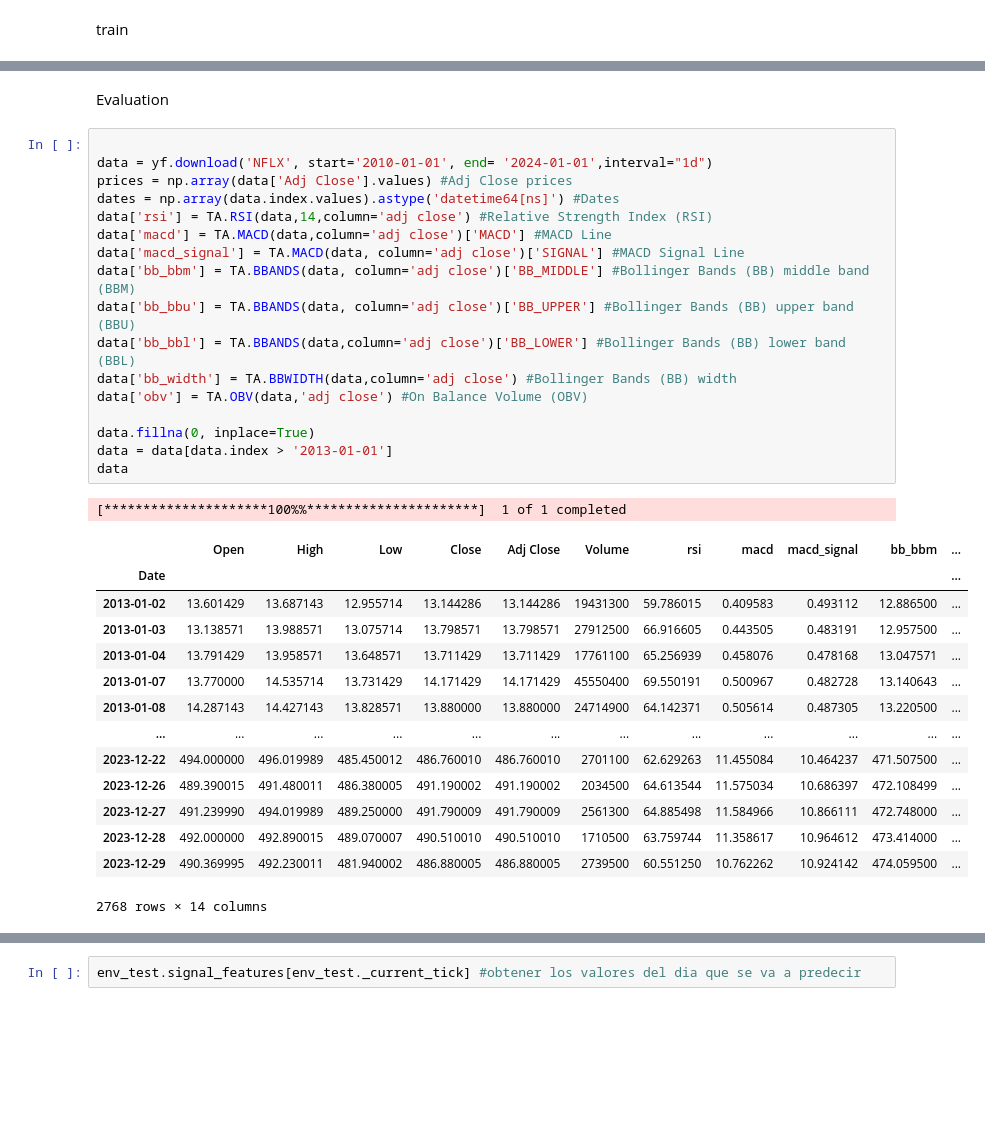
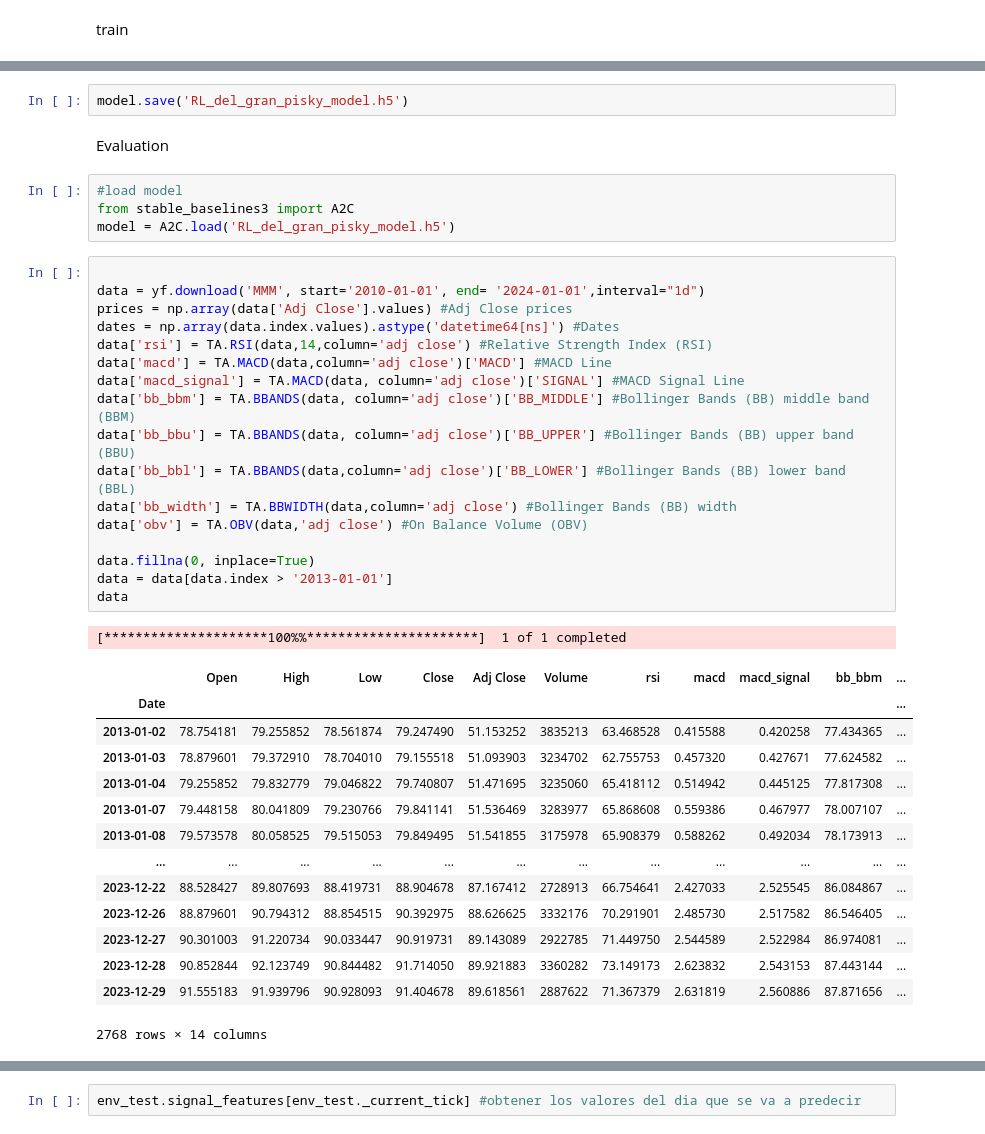
Before and after one commit to pierouc/Mem-ind, a Jupyter notebook: RL del gran pisky.ipynb, the cells around one changed output, grey strips where cells are left out. Cells and saved outputs as stored; diff of their text form; blank space fills up the shorter version.

```diff
--- a/RL del gran pisky.ipynb
+++ b/RL del gran pisky.ipynb
@@ -136,38 +214,44 @@ Using cuda device
 <stable_baselines3.a2c.a2c.A2C at 0x...>
+# %%
+model.save('RL_del_gran_pisky_model.h5')
 # %% [markdown]
 Evaluation
+# %%
+#load model
+from stable_baselines3 import A2C
+model = A2C.load('RL_del_gran_pisky_model.h5')
 # %%
 
-data = yf.download('NFLX', start='2010-01-01', end= '2024-01-01',interval="1d")
+data = yf.download('MMM', start='2010-01-01', end= '2024-01-01',interval="1d")
 prices = np.array(data['Adj Close'].values) #Adj Close prices
 dates = np.array(data.index.values).astype('datetime64[ns]') #Dates
 data['rsi'] = TA.RSI(data,14,column='adj close') #Relative Strength Index (RSI)
 data['macd'] = TA.MACD(data,column='adj close')['MACD'] #MACD Line
 data['macd_signal'] = TA.MACD(data, column='adj close')['SIGNAL'] #MACD Signal Line
 data['bb_bbm'] = TA.BBANDS(data, column='adj close')['BB_MIDDLE'] #Bollinger Bands (BB) middle band (BBM)
 data['bb_bbu'] = TA.BBANDS(data, column='adj close')['BB_UPPER'] #Bollinger Bands (BB) upper band (BBU)
 data['bb_bbl'] = TA.BBANDS(data,column='adj close')['BB_LOWER'] #Bollinger Bands (BB) lower band (BBL)
 data['bb_width'] = TA.BBWIDTH(data,column='adj close') #Bollinger Bands (BB) width
 data['obv'] = TA.OBV(data,'adj close') #On Balance Volume (OBV)
 
 data.fillna(0, inplace=True)
 data = data[data.index > '2013-01-01']
 data
 # %% [output]
 [*********************100%%**********************]  1 of 1 completed
 |  | Open | High | Low | Close | Adj Close | Volume | rsi | macd | macd_signal | bb_bbm | ... |
 | Date |  |  |  |  |  |  |  |  |  |  | ... |
-| 2013-01-02 | 13.601429 | 13.687143 | 12.955714 | 13.144286 | 13.144286 | 19431300 | 59.786015 | 0.409583 | 0.493112 | 12.886500 | ... |
-| 2013-01-03 | 13.138571 | 13.988571 | 13.075714 | 13.798571 | 13.798571 | 27912500 | 66.916605 | 0.443505 | 0.483191 | 12.957500 | ... |
-| 2013-01-04 | 13.791429 | 13.958571 | 13.648571 | 13.711429 | 13.711429 | 17761100 | 65.256939 | 0.458076 | 0.478168 | 13.047571 | ... |
-| 2013-01-07 | 13.770000 | 14.535714 | 13.731429 | 14.171429 | 14.171429 | 45550400 | 69.550191 | 0.500967 | 0.482728 | 13.140643 | ... |
-| 2013-01-08 | 14.287143 | 14.427143 | 13.828571 | 13.880000 | 13.880000 | 24714900 | 64.142371 | 0.505614 | 0.487305 | 13.220500 | ... |
+| 2013-01-02 | 78.754181 | 79.255852 | 78.561874 | 79.247490 | 51.153252 | 3835213 | 63.468528 | 0.415588 | 0.420258 | 77.434365 | ... |
+| 2013-01-03 | 78.879601 | 79.372910 | 78.704010 | 79.155518 | 51.093903 | 3234702 | 62.755753 | 0.457320 | 0.427671 | 77.624582 | ... |
+| 2013-01-04 | 79.255852 | 79.832779 | 79.046822 | 79.740807 | 51.471695 | 3235060 | 65.418112 | 0.514942 | 0.445125 | 77.817308 | ... |
+| 2013-01-07 | 79.448158 | 80.041809 | 79.230766 | 79.841141 | 51.536469 | 3283977 | 65.868608 | 0.559386 | 0.467977 | 78.007107 | ... |
+| 2013-01-08 | 79.573578 | 80.058525 | 79.515053 | 79.849495 | 51.541855 | 3175978 | 65.908379 | 0.588262 | 0.492034 | 78.173913 | ... |
 | ... | ... | ... | ... | ... | ... | ... | ... | ... | ... | ... | ... |
-| 2023-12-22 | 494.000000 | 496.019989 | 485.450012 | 486.760010 | 486.760010 | 2701100 | 62.629263 | 11.455084 | 10.464237 | 471.507500 | ... |
-| 2023-12-26 | 489.390015 | 491.480011 | 486.380005 | 491.190002 | 491.190002 | 2034500 | 64.613544 | 11.575034 | 10.686397 | 472.108499 | ... |
-| 2023-12-27 | 491.239990 | 494.019989 | 489.250000 | 491.790009 | 491.790009 | 2561300 | 64.885498 | 11.584966 | 10.866111 | 472.748000 | ... |
-| 2023-12-28 | 492.000000 | 492.890015 | 489.070007 | 490.510010 | 490.510010 | 1710500 | 63.759744 | 11.358617 | 10.964612 | 473.414000 | ... |
-| 2023-12-29 | 490.369995 | 492.230011 | 481.940002 | 486.880005 | 486.880005 | 2739500 | 60.551250 | 10.762262 | 10.924142 | 474.059500 | ... |
+| 2023-12-22 | 88.528427 | 89.807693 | 88.419731 | 88.904678 | 87.167412 | 2728913 | 66.754641 | 2.427033 | 2.525545 | 86.084867 | ... |
+| 2023-12-26 | 88.879601 | 90.794312 | 88.854515 | 90.392975 | 88.626625 | 3332176 | 70.291901 | 2.485730 | 2.517582 | 86.546405 | ... |
+| 2023-12-27 | 90.301003 | 91.220734 | 90.033447 | 90.919731 | 89.143089 | 2922785 | 71.449750 | 2.544589 | 2.522984 | 86.974081 | ... |
+| 2023-12-28 | 90.852844 | 92.123749 | 90.844482 | 91.714050 | 89.921883 | 3360282 | 73.149173 | 2.623832 | 2.543153 | 87.443144 | ... |
+| 2023-12-29 | 91.555183 | 91.939796 | 90.928093 | 91.404678 | 89.618561 | 2887622 | 71.367379 | 2.631819 | 2.560886 | 87.871656 | ... |
 2768 rows × 14 columns
 # %%
 from gym_anytrading.envs import Actions
```
Also changed, not shown: parts of 14 cells of this notebook, 1 other file.
